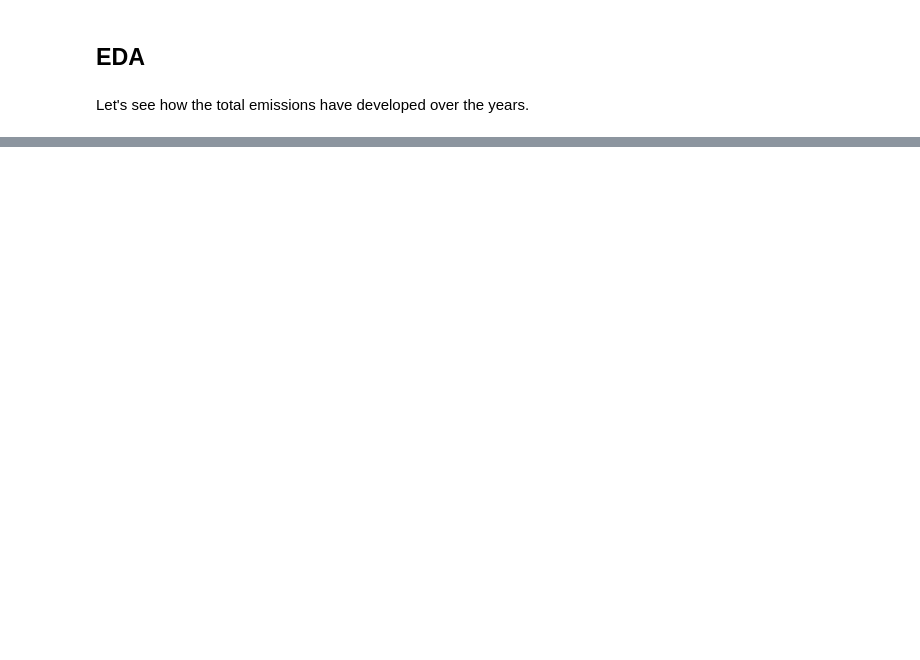
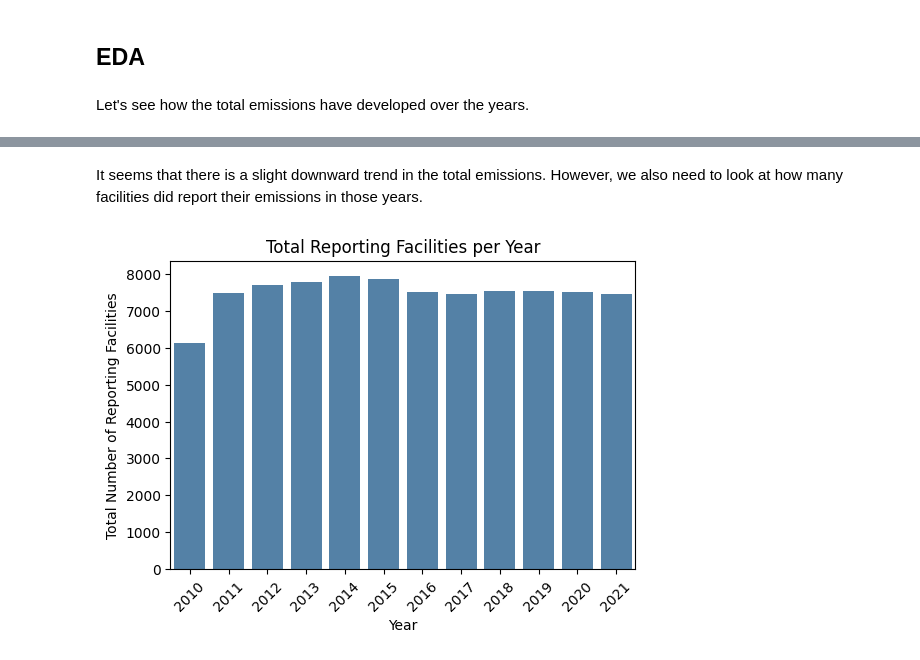
Before and after one commit to dzingariello/ghg-emissions-usa, a Jupyter notebook: ghg-emissions-analysis.ipynb, the cells around one changed output, grey strips where cells are left out. Cells and saved outputs as stored; diff of their text form; code cells hidden in the pictures; blank space fills up the shorter version.

```diff
--- a/ghg-emissions-analysis.ipynb
+++ b/ghg-emissions-analysis.ipynb
@@ -51,0 +55,16 @@ plt.show()
+# %% [markdown]
+It seems that there is a slight downward trend in the total emissions. However, we also need to look at how many facilities did report their emissions in those years.
+# %%
+facilities_per_year = emitters.groupby("year")["facility_name"].nunique().reset_index()
+facilities_per_year.columns = ['year', 'distinct_facility_count']
+
+
+plt.figure(figsize=(6, 4))
+sns.barplot(data=facilities_per_year, x="year", y="distinct_facility_count", color="steelblue")
+plt.xlabel('Year')
+plt.ylabel('Total Number of Reporting Facilities')
+plt.title('Total Reporting Facilities per Year')
+plt.xticks(rotation=45)
+plt.show()
+# %% [output]
+[figure, added]
```
Also changed, not shown: parts of 2 cells of this notebook.
